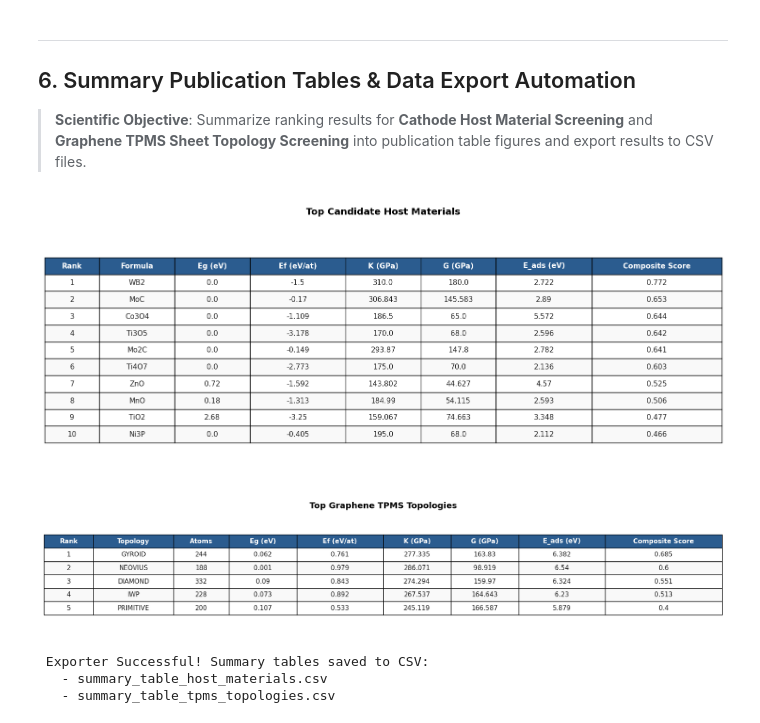
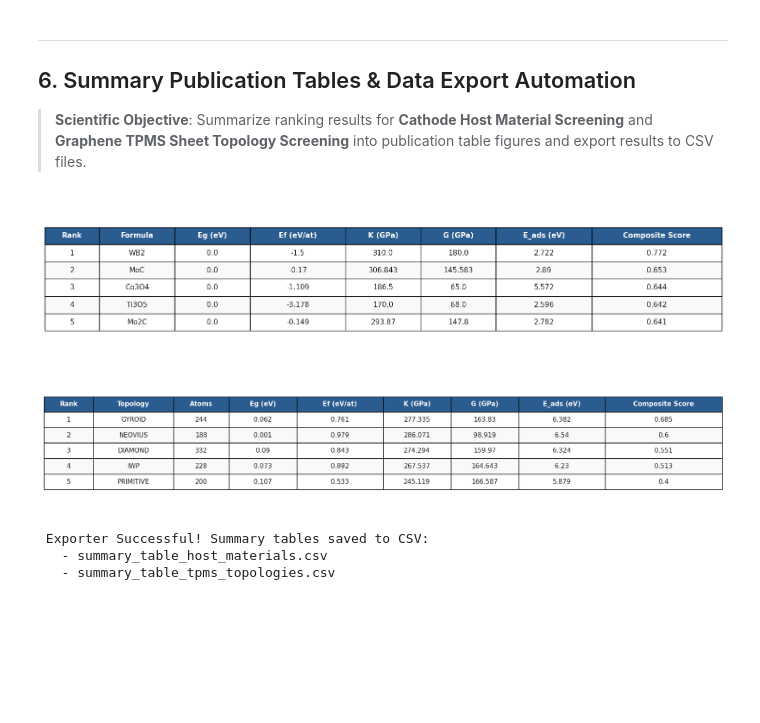
Before and after one commit to amar-codes02/CGCNN-MULTI-PROPERTY, a Jupyter notebook: notebooks/JARVIS_DFT3D_Data_Extraction.ipynb, the cells around one changed output. Drawn from its saved outputs; the diff is of its cells as text; code cells hidden in the pictures; blank space fills up the shorter version.

Commit message:
Add Actual vs Predicted test data comparison table image, remove table titles, delete Top 10 candidate table, and include Top 5 host radar map

```diff
--- a/notebooks/JARVIS_DFT3D_Data_Extraction.ipynb
+++ b/notebooks/JARVIS_DFT3D_Data_Extraction.ipynb
@@ -1323,40 +1370,40 @@ plt.show()
 # 16. Summary Publication Tables (Host Materials & Graphene TPMS) & CSV Exporter
 # ==============================================================================
 # 1. Summary Table for User Matched Dataset Top Host Candidates
-df_pub_user = df_user_host.head(10)[[
+df_pub_user = df_user_host.head(5)[[
     "Rank", "formula", "band_gap", "formation_energy",
     "bulk_modulus", "shear_modulus", "adsorption_energy_eV", "Overall_Score"
 ]].copy()
 
 df_pub_user.columns = [
     "Rank", "Formula", "Eg (eV)", "Ef (eV/at)",
     "K (GPa)", "G (GPa)", "E_ads (eV)", "Composite Score"
 ]
 
-render_df_to_fig(df_pub_user.round(3), title="Top Candidate Host Materials", filename="table_pub_summary_hosts")
+render_df_to_fig(df_pub_user.round(3), title="", filename="table_pub_summary_hosts")
 
 # 2. Summary Table for Graphene TPMS Sheet Topologies
 df_pub_tpms = df_tpms[[
     "Overall_Rank", "TPMS", "Num_Atoms", "Band_Gap_eV", "Formation_Energy_eV_atom",
     "Bulk_Modulus_GPa", "Shear_Modulus_GPa", "Adsorption_Energy_eV", "Overall_Score"
 ]].copy()
 
 df_pub_tpms.columns = [
     "Rank", "Topology", "Atoms", "Eg (eV)", "Ef (eV/at)",
     "K (GPa)", "G (GPa)", "E_ads (eV)", "Composite Score"
 ]
 
-render_df_to_fig(df_pub_tpms.round(3), title="Top Graphene TPMS Topologies", filename="table_pub_summary_tpms")
+render_df_to_fig(df_pub_tpms.round(3), title="", filename="table_pub_summary_tpms")
 
 # Export summary CSV files
 df_pub_user.round(3).to_csv("summary_table_host_materials.csv", index=False)
 df_pub_tpms.round(3).to_csv("summary_table_tpms_topologies.csv", index=False)
 print("\n Exporter Successful! Summary tables saved to CSV:")
 print("   - summary_table_host_materials.csv")
 print("   - summary_table_tpms_topologies.csv")
 # %% [output]
-[figure, old version]
+[figure, new version]
-[figure, old version]
+[figure, new version]
  Exporter Successful! Summary tables saved to CSV:
    - summary_table_host_materials.csv
    - summary_table_tpms_topologies.csv
```
Also changed, not shown: parts of 6 cells of this notebook, 32 other files.
